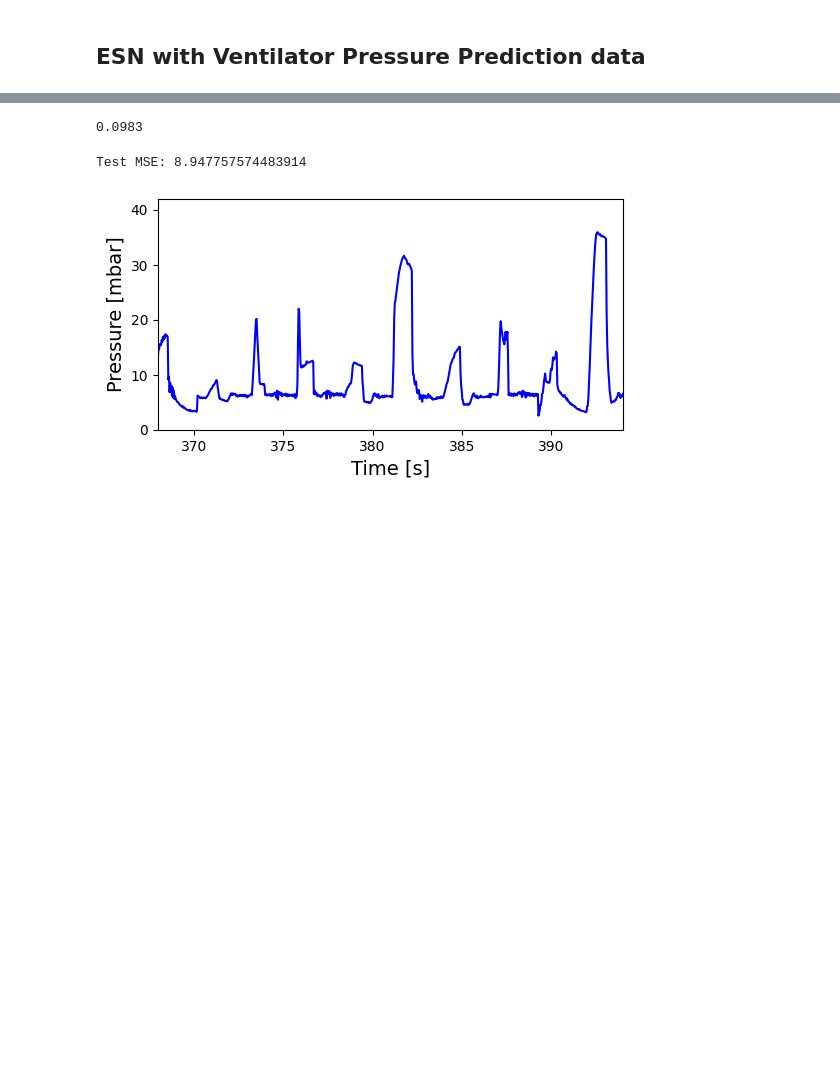
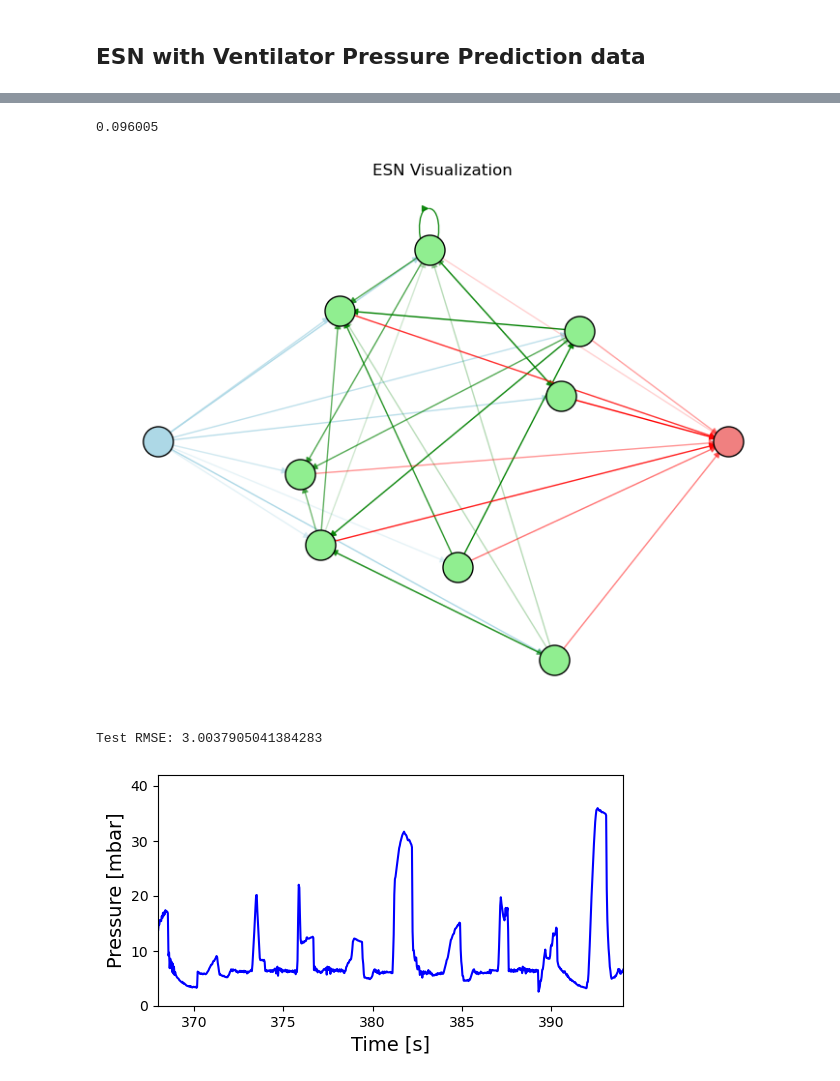
Before and after one commit to TMKamsma/Pyontronics, a Jupyter notebook: demo.ipynb, the cells around one changed output, grey strips where cells are left out. Drawn from its saved outputs; the diff is of its cells as text; code cells hidden in the pictures; blank space fills up the shorter version.

```diff
--- a/demo.ipynb
+++ b/demo.ipynb
@@ -508,6 +377,6 @@ print(mse_mean)
 # %%
 mse_mean = 0
-test_num = 1
+test_num = 20
 for i in range(test_num):
     bpn = BandPassNetwork(
         input_dim=train_x.shape[1],
@@ -535,7 +404,11 @@ for i in range(test_num):
 
 print(mse_mean)
 # %% [output]
-0.0983
+0.096005
+# %%
+visualize_reservoir(bpn)
+# %% [output]
+[figure, added]
 # %%
 bpn = BandPassNetwork(
     input_dim=train_x.shape[1],
@@ -558,9 +431,9 @@ bpn = BandPassNetwork(
 bpn.fit(train_x, train_y)
 
 predictions_p = np.round(bpn.predict(test_x, teacher_ratio=1),0)
-print(f"Test MSE: {mse(test_y, predictions_p)}")
+print(f"Test RMSE: {np.sqrt(mse(test_y, predictions_p))}")
 # %% [output]
-Test MSE: 8.947757574483914
+Test RMSE: 3.0037905041384283
 # %%
 plt.figure(figsize=(6, 3))
 plt.plot(np.linspace(0, len(test_y)*0.034035, len(test_y)), test_y*0.980665,color='blue')
```
Also changed, not shown: parts of 33 cells of this notebook, 18 other files.
